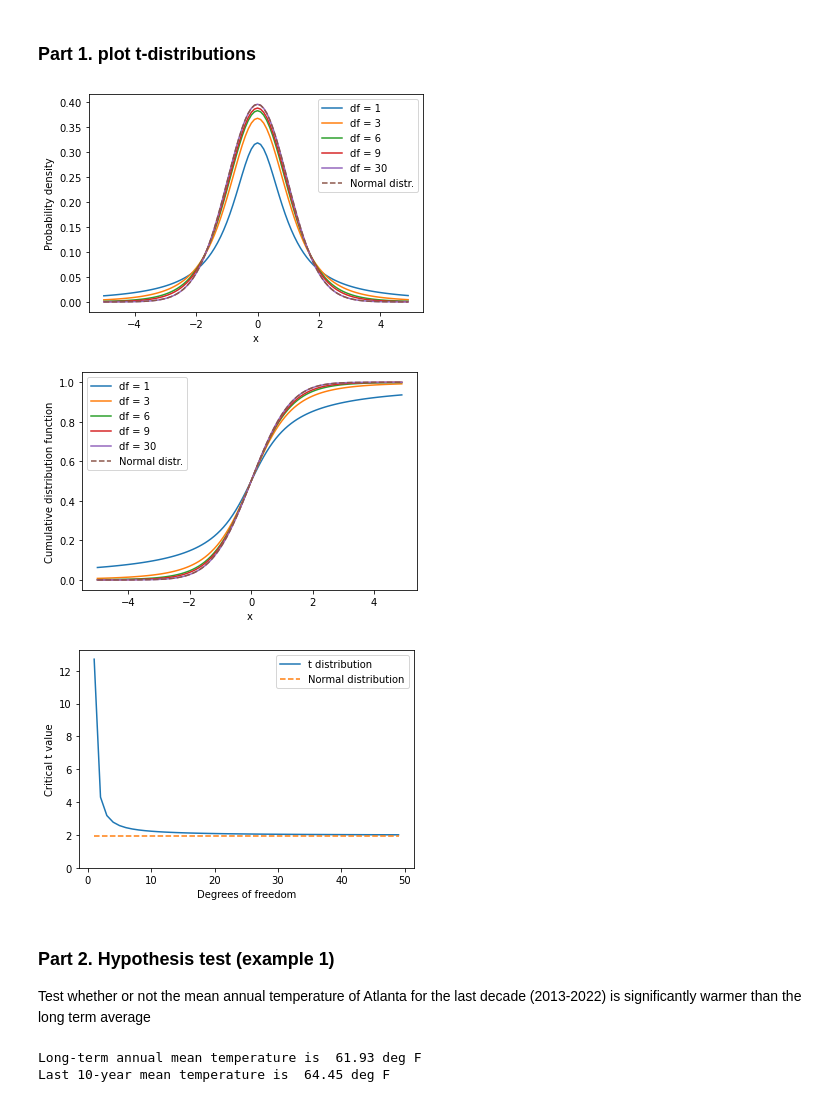
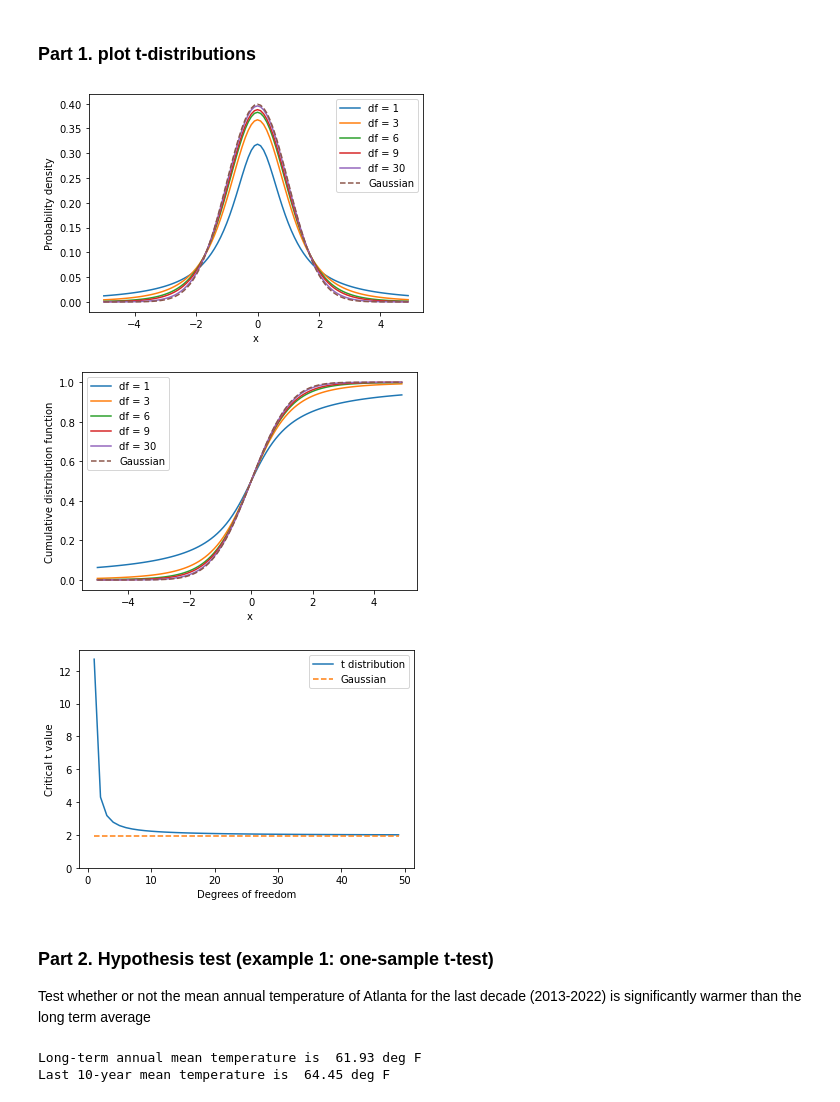
Before and after one commit to pengfeiliu371/EAS2655_S2023, a Jupyter notebook: python/Week3_exercise.ipynb, the cells around one changed output. Cells and saved outputs as stored; diff of their text form; code cells hidden in the pictures.

```diff
--- a/python/Week3_exercise.ipynb
+++ b/python/Week3_exercise.ipynb
@@ -12,22 +12,22 @@ import matplotlib.pyplot as plt
 # %%
 # plot the probability density function for student's t distributions with different degree of freedom
 #
 df=[1,3,6,9,30]
 x=np.arange(-5,5,0.1)
 for df_i in df:
     t_pdf=stats.t.pdf(x,df_i)
     plt.plot(x,t_pdf,label=f'df = {df_i}')
 
 # add normal distribution for comparison
 n_pdf=stats.norm.pdf(x)
-plt.plot(x,t_pdf,'--',label=f'Normal distr.')
+plt.plot(x,n_pdf,'--',label=f'Gaussian')
 
 plt.xlabel('x')
 plt.ylabel('Probability density')
 plt.legend()
 plt.show()
 # %% [output]
-[figure, old version]
+[figure, new version]
 # %%
 # plot the cumulative distribution function (CDF) for student's t distributions with different DoF
 df=[1,3,6,9,30]
@@ -38,39 +38,42 @@ for df_i in df:
 
 # add normal distribution for comparison
 n_cdf=stats.norm.cdf(x)
-plt.plot(x,t_cdf,'--',label=f'Normal distr.')
+plt.plot(x,n_cdf,'--',label=f'Gaussian')
 
 plt.xlabel('x')
 plt.ylabel('Cumulative distribution function')
 plt.legend()
 plt.show()
 # %% [output]
-[figure, old version]
+[figure, new version]
 # %%
 # find the critical t-values for student's t distributions with different DoF
 
 # confidence level
-CL=0.975
+CL=0.95
+
+# t-distribution, two-tailed
+alpha=1-CL
 
 df=np.arange(1,50,1)
 tcrit=np.zeros(np.size(df))
 for i in np.arange(0,np.size(df),1):
-    tcrit[i]=stats.t.ppf(CL,df[i])
+    tcrit[i]=stats.t.ppf(1-alpha/2,df[i])
 
 plt.plot(df,tcrit,'-',label='t distribution')
 
 # plot normal distribution as a reference
-tcrit_norm=stats.norm.ppf(CL)
-plt.plot(df,tcrit_norm*np.ones(np.size(df)),'--',label='Normal distribution')
+tcrit_norm=stats.norm.ppf(1-alpha/2)
+plt.plot(df,tcrit_norm*np.ones(np.size(df)),'--',label='Gaussian')
 plt.legend()
 plt.ylabel('Critical t value')
 plt.xlabel('Degrees of freedom')
 plt.ylim(bottom=0)
 plt.show()
 # %% [output]
-[figure, old version]
+[figure, new version]
 # %% [markdown]
-### Part 2. Hypothesis test  (example 1)
+### Part 2. Hypothesis test  (example 1: one-sample t-test)
 Test whether or not the mean annual temperature of Atlanta for the last decade (2013-2022) is significantly warmer than the long term average
 # %%
 # read Atlanta temperature data
```
Also changed, not shown: parts of 3 cells of this notebook, 4 other files.
